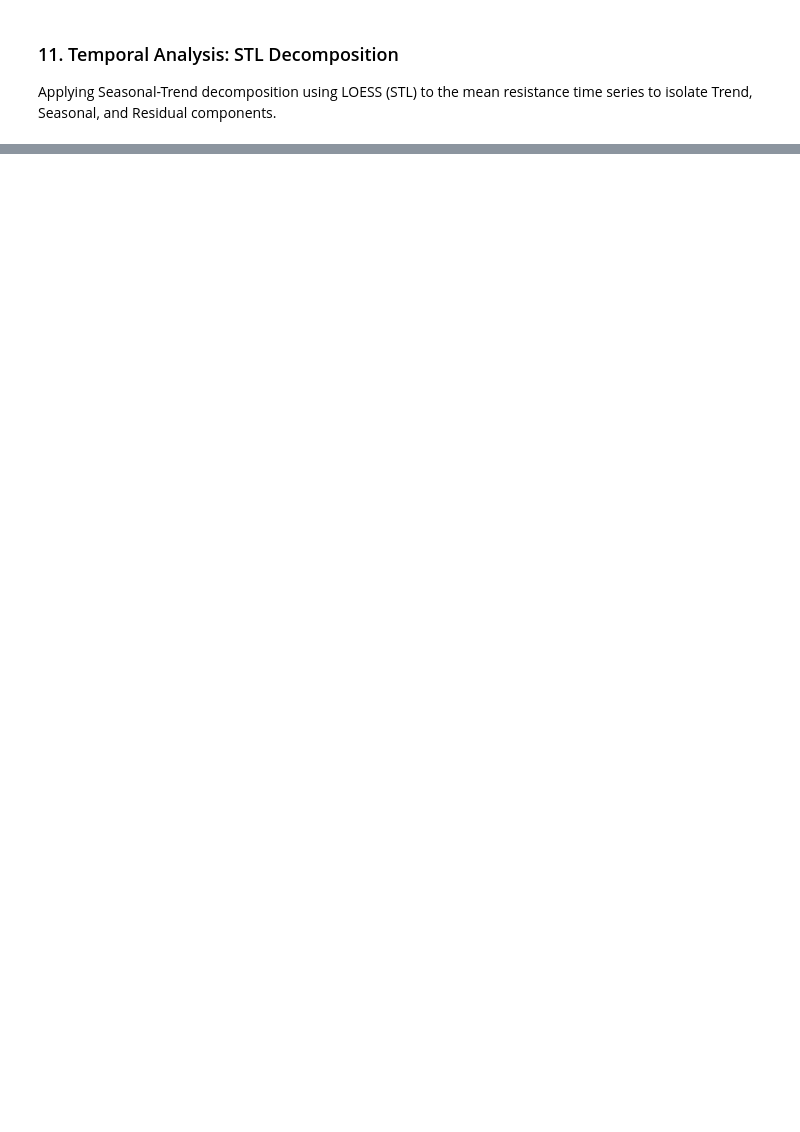
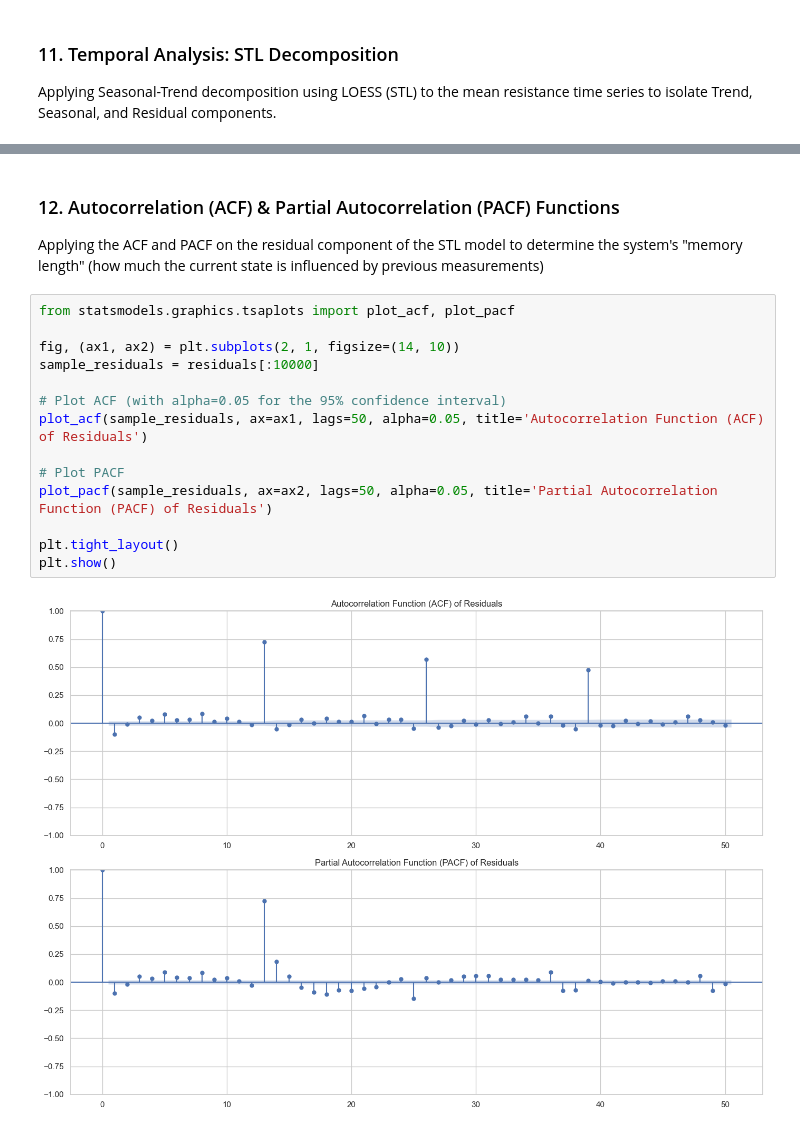
Before and after one commit to elia-etzanidi/gas_sensor_project, a Jupyter notebook: mox_project_pipeline.ipynb, the cells around one changed output, grey strips where cells are left out. Saved outputs shown, nothing was run; the diff lists cells and outputs as text; blank space fills up the shorter version.

Commit message:
ACF & PACF

```diff
--- a/mox_project_pipeline.ipynb
+++ b/mox_project_pipeline.ipynb
@@ -460,0 +455,19 @@ residuals = res.resid.dropna()
+# %% [markdown]
+### 12. Autocorrelation (ACF) & Partial Autocorrelation (PACF) Functions
+Applying the ACF and PACF on the residual component of the STL model to determine the system's "memory length" (how much the current state is influenced by previous measurements)
+# %%
+from statsmodels.graphics.tsaplots import plot_acf, plot_pacf
+
+fig, (ax1, ax2) = plt.subplots(2, 1, figsize=(14, 10))
+sample_residuals = residuals[:10000]
+
+# Plot ACF (with alpha=0.05 for the 95% confidence interval)
+plot_acf(sample_residuals, ax=ax1, lags=50, alpha=0.05, title='Autocorrelation Function (ACF) of Residuals')
+
+# Plot PACF
+plot_pacf(sample_residuals, ax=ax2, lags=50, alpha=0.05, title='Partial Autocorrelation Function (PACF) of Residuals')
+
+plt.tight_layout()
+plt.show()
+# %% [output]
+[figure, added]
```
Also changed, not shown: parts of 10 cells of this notebook.
